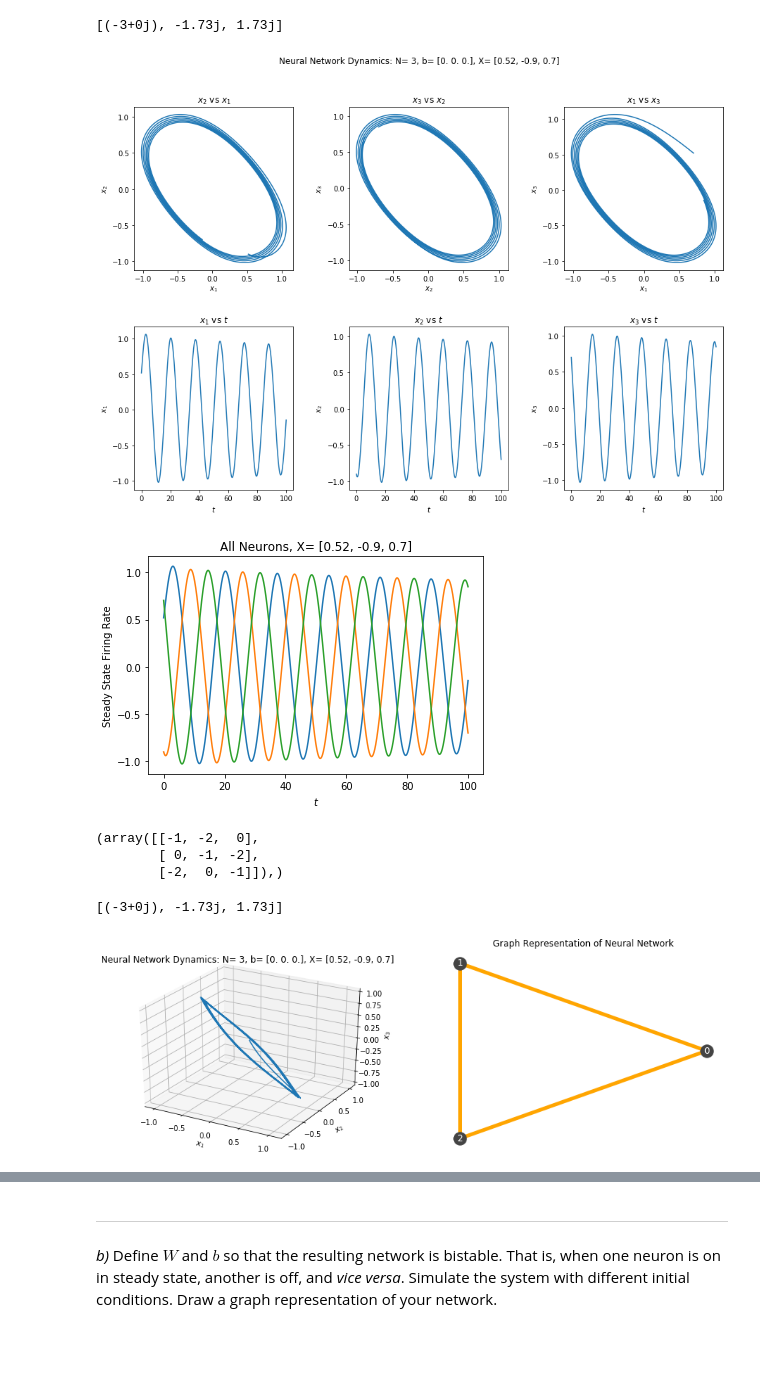
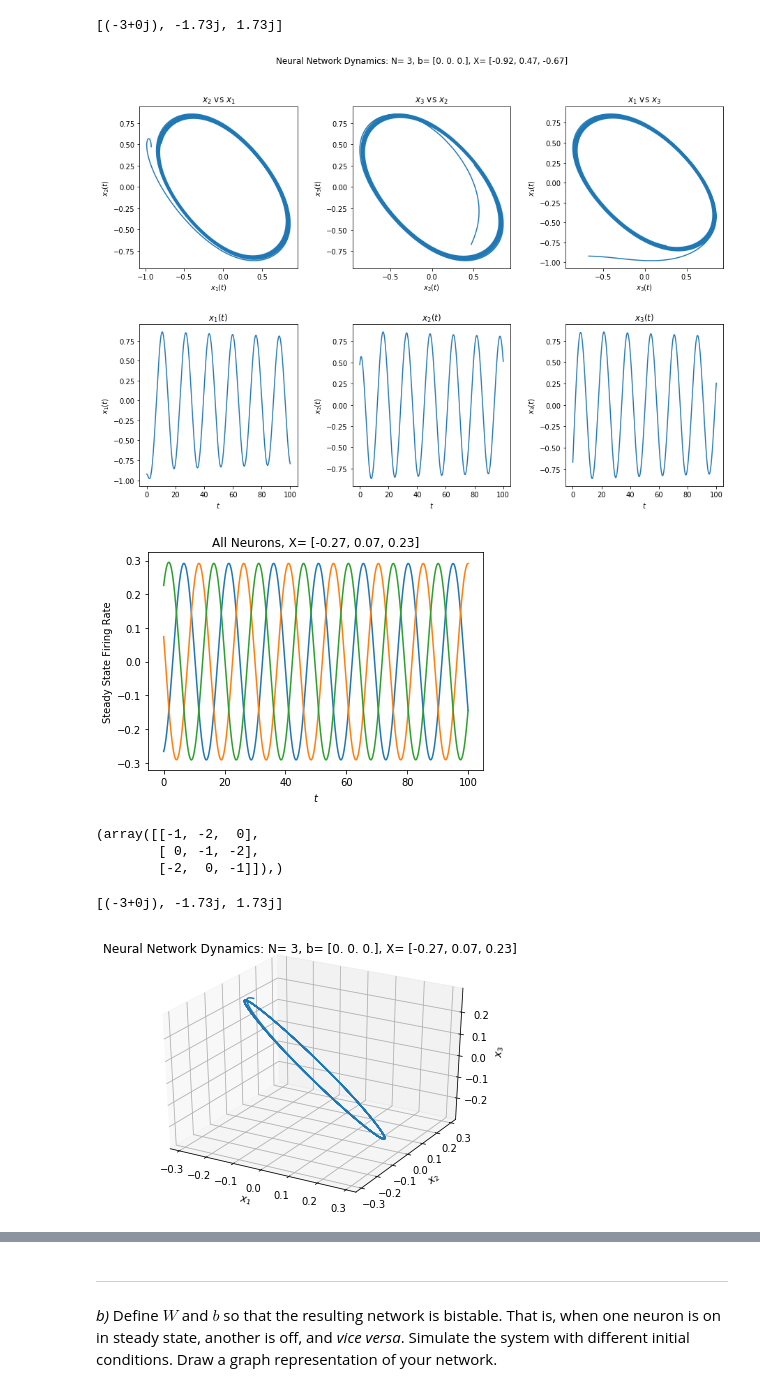
Before and after one commit to kegedy/EE502P, a Jupyter notebook: hw/kevin/HW10.ipynb, the cells around one changed output, grey strips where cells are left out. Drawn from its saved outputs; the diff is of its cells as text; code cells hidden in the pictures; blank space fills up the shorter version.

```diff
--- a/hw/kevin/HW10.ipynb
+++ b/hw/kevin/HW10.ipynb
@@ -124,11 +124,10 @@ def firing_rates(init,t,W,b,neurons):
     N = int(neurons)
     X_rate = [0]*N
     for i in range(N):
-        # dynamics
-        s = 0
+        s = 0  # sum
         for j in range(N):
-            s += W[i,j]*X[j]+b[i]
-        X_rate[i] = g(s)
+            s += W[i,j]*X[j]
+        X_rate[i] = g(s+b[i])
     return X_rate
 # %%
 # neurons
@@ -171,39 +170,39 @@ trajectory0 = spi.odeint(firing_rates,X,t,args=(W,b,N))
 
 X = [round(x,2) for x in X]  # Format to fit on graph
 axs[0,0].plot(trajectory0[:,0],trajectory0[:,1])
-axs[0,0].set_xlabel("$x_1$")
-axs[0,0].set_ylabel("$x_2$")
+axs[0,0].set_xlabel("$x_1(t)$")
+axs[0,0].set_ylabel("$x_2(t)$")
 axs[0,0].set_title("$x_2$ vs $x_1$")
 
 axs[0,1].plot(trajectory0[:,1],trajectory0[:,2])
-axs[0,1].set_xlabel("$x_2$")
-axs[0,1].set_ylabel("$x_3$")
+axs[0,1].set_xlabel("$x_2(t)$")
+axs[0,1].set_ylabel("$x_3(t)$")
 axs[0,1].set_title("$x_3$ vs $x_2$")
 
 axs[0,2].plot(trajectory0[:,2],trajectory0[:,0])
-axs[0,2].set_xlabel("$x_1$")
-axs[0,2].set_ylabel("$x_3$")
+axs[0,2].set_xlabel("$x_3(t)$")
+axs[0,2].set_ylabel("$x_1(t)$")
 axs[0,2].set_title("$x_1$ vs $x_3$")
 
 axs[1,0].plot(t,trajectory0[:,0])
 axs[1,0].set_xlabel("$t$")
-axs[1,0].set_ylabel("$x_1$")
-axs[1,0].set_title("$x_1$ vs $t$")
+axs[1,0].set_ylabel("$x_1(t)$")
+axs[1,0].set_title("$x_1(t)$")
 
 axs[1,1].plot(t,trajectory0[:,1])
 axs[1,1].set_xlabel("$t$")
-axs[1,1].set_ylabel("$x_2$")
-axs[1,1].set_title("$x_2$ vs $t$")
+axs[1,1].set_ylabel("$x_2(t)$")
+axs[1,1].set_title("$x_2(t)$")
 
 axs[1,2].plot(t,trajectory0[:,2])
 axs[1,2].set_xlabel("$t$")
-axs[1,2].set_ylabel("$x_3$")
-axs[1,2].set_title("$x_3$ vs $t$")
+axs[1,2].set_ylabel("$x_3(t)$")
+axs[1,2].set_title("$x_3(t)$")
 
 plt.suptitle(f"Neural Network Dynamics: N= {N}, b= {b}, X= {X}")
 plt.show();
 # %% [output]
-[figure, old version]
+[figure, new version]
 # %%
 fig, ax = plt.subplots()
 
@@ -217,7 +216,7 @@ ax.set_xlabel("$t$")
 ax.set_ylabel("Steady State Firing Rate")
 ax.set_title(f"All Neurons, X= {X}");
 # %% [output]
-[figure, old version]
+[figure, new version]
 # %%
 # Format Eigenvalues
 _W = sp.Matrix(W)
@@ -236,31 +235,14 @@ eigs
 # %%
 fig = plt.figure(figsize=(15,5))
 ax = fig.add_subplot(1, 2, 1, projection='3d')
 ax.plot(trajectory0[:,0],trajectory0[:,1],trajectory0[:,2])
 ax.set_xlabel("$x_1$")
 ax.set_ylabel("$x_2$")
 ax.set_zlabel("$x_3$")
 ax.set_title(f"Neural Network Dynamics: N= {N}, b= {b}, X= {X}")
-
-# Draw the graph
-G = nx.from_numpy_array(abs(W))
-
-edge_colors = ["orange" if G.has_edge(u,v) else "gray" for u,v in G.edges]
-edge_widths = [5 if G.has_edge(u,v) else 0.5 for u,v in G.edges]
-
-ax=fig.add_subplot(1, 2, 2)
-nx.draw(G,
-        pos=nx.kamada_kawai_layout(G),
-        ax=ax,
-        with_labels=True,
-        node_color='#444444',
-        font_color="white",
-        edge_color = edge_colors,
-        width = edge_widths)
-ax.set_title(f"Graph Representation of Neural Network")
 plt.show();
 # %% [output]
-[figure, old version]
+[figure, new version]
 # %%
 # neurons
 N = 2
```
Also changed, not shown: parts of 28 cells of this notebook.
